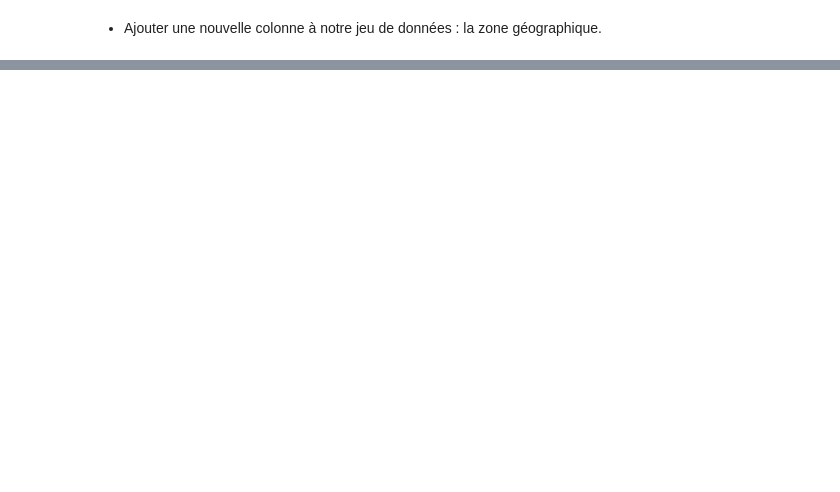
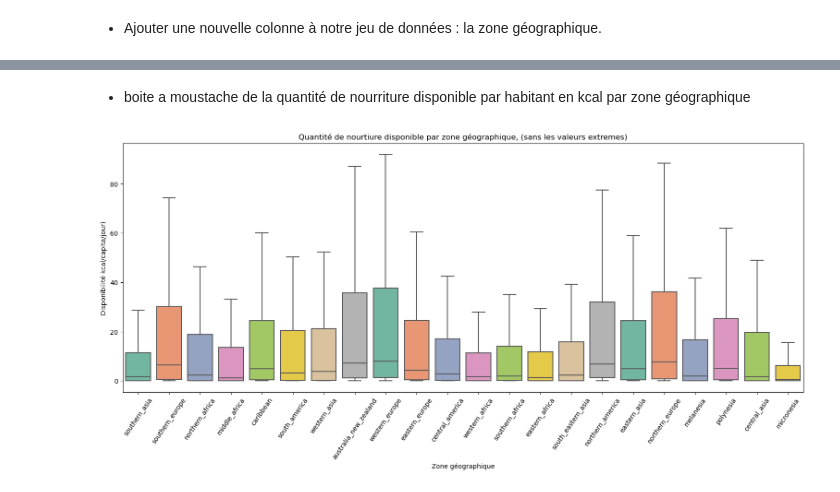
Before and after one commit to ForskyOnly/pandas-visualisation, a Jupyter notebook: kaggle_data.ipynb, the cells around one changed output, grey strips where cells are left out. Saved outputs shown, nothing was run; the diff lists cells and outputs as text; code cells hidden in the pictures; blank space fills up the shorter version.

```diff
--- a/kaggle_data.ipynb
+++ b/kaggle_data.ipynb
@@ -325,0 +380,6 @@ df_est_afr
+# %%
+yr_2018 = yr_2018.drop_duplicates(subset=["pop_1000_hab"])
+yr_2019 = yr_2019.drop_duplicates(subset=["pop_1000_hab"])
+# %%
+yr_2019 = yr_2019.drop(yr_2019.loc[yr_2019["area"] == "China, mainland"].index)
+yr_2018 = yr_2018.drop(yr_2018.loc[yr_2018["area"] == "China, mainland"].index)
@@ -325,0 +454,4 @@ df_est_afr
+# %%
+df_merge = yr_2018.merge(yr_2019[["area", "pop_1000_hab"]], on="area", suffixes=("_2018", "_2019"))
+df_merge["taux_croissance_pop_18_19"] = (df_merge["pop_1000_hab_2019"] - df_merge["pop_1000_hab_2018"]) / df_merge["pop_1000_hab_2018"] * 100
+df_v2 = df_v2.merge(df_merge[["area", "taux_croissance_pop_18_19"]], on="area")
@@ -325,0 +606,14 @@ df_est_afr
+# %% [markdown]
+- boite a moustache de la quantité de nourriture disponible par habitant en kcal par zone géographique
+# %%
+kcal = df_v2[df_v2["element"] == "Food supply (kcal/capita/day)"]
+
+plt.figure(figsize=(19, 7))
+boxplot = sns.boxplot(data=kcal, x="zone", y="value", palette="Set2", showfliers=False)
+plt.xticks(rotation=55)
+plt.xlabel("Zone géographique")
+plt.ylabel("Disponibilité kcal/capita/jour)")
+plt.title("Quantité de nourtiure disponible par zone géographique, (sans les valeurs extremes)")
+plt.show()
+# %% [output]
+[figure, added]
```
Also changed, not shown: parts of 56 cells of this notebook, 2 other files.
